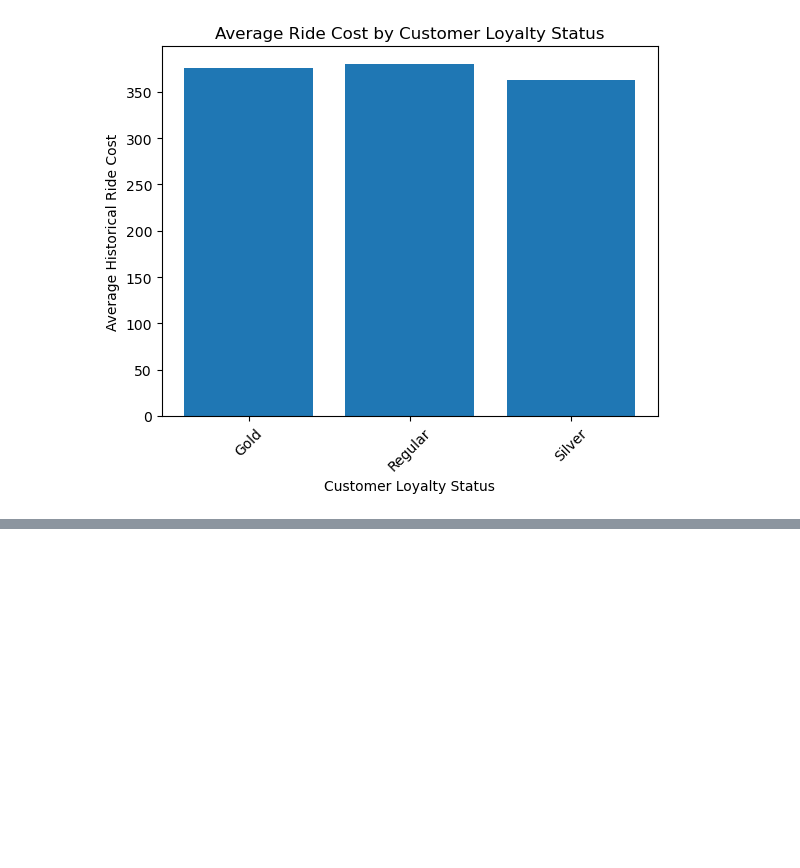
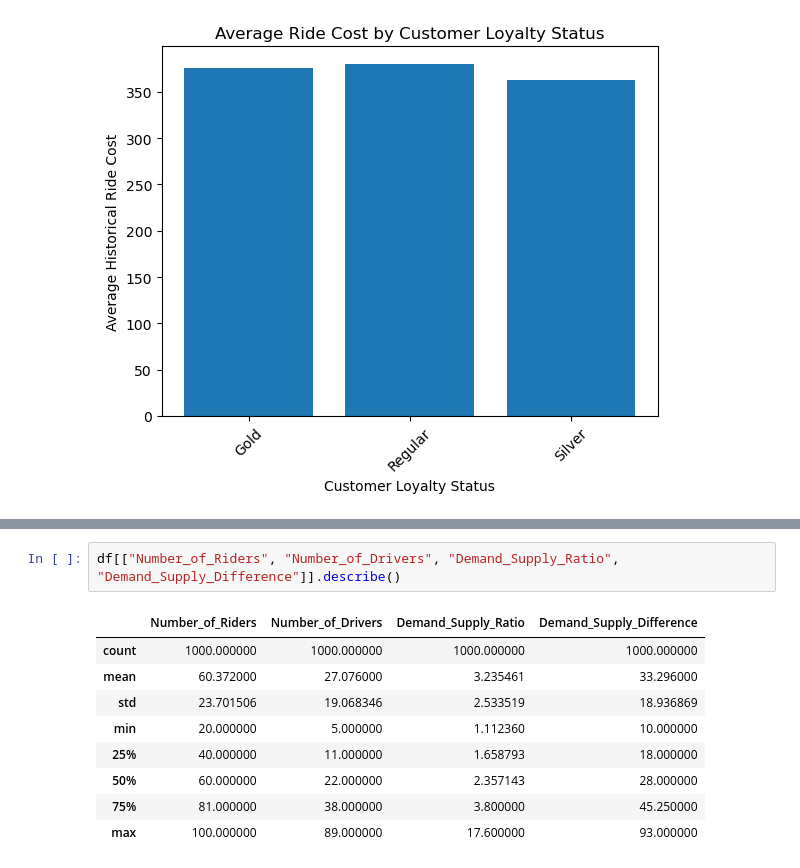
Before and after one commit to victoriabotezatu/dynamic-pricing-project, a Jupyter notebook: Notebooks /02_eda.ipynb, the cells around one changed output, grey strips where cells are left out. Drawn from its saved outputs; the diff is of its cells as text; blank space fills up the shorter version.

```diff
--- a/Notebooks /02_eda.ipynb
+++ b/Notebooks /02_eda.ipynb
@@ -239,0 +244,12 @@ plt.show()
+# %%
+df[["Number_of_Riders", "Number_of_Drivers", "Demand_Supply_Ratio", "Demand_Supply_Difference"]].describe()
+# %% [output]
+|  | Number_of_Riders | Number_of_Drivers | Demand_Supply_Ratio | Demand_Supply_Difference |
+| count | 1000.000000 | 1000.000000 | 1000.000000 | 1000.000000 |
+| mean | 60.372000 | 27.076000 | 3.235461 | 33.296000 |
+| std | 23.701506 | 19.068346 | 2.533519 | 18.936869 |
+| min | 20.000000 | 5.000000 | 1.112360 | 10.000000 |
+| 25% | 40.000000 | 11.000000 | 1.658793 | 18.000000 |
+| 50% | 60.000000 | 22.000000 | 2.357143 | 28.000000 |
+| 75% | 81.000000 | 38.000000 | 3.800000 | 45.250000 |
+| max | 100.000000 | 89.000000 | 17.600000 | 93.000000 |
```
Also changed, not shown: parts of 13 cells of this notebook.
